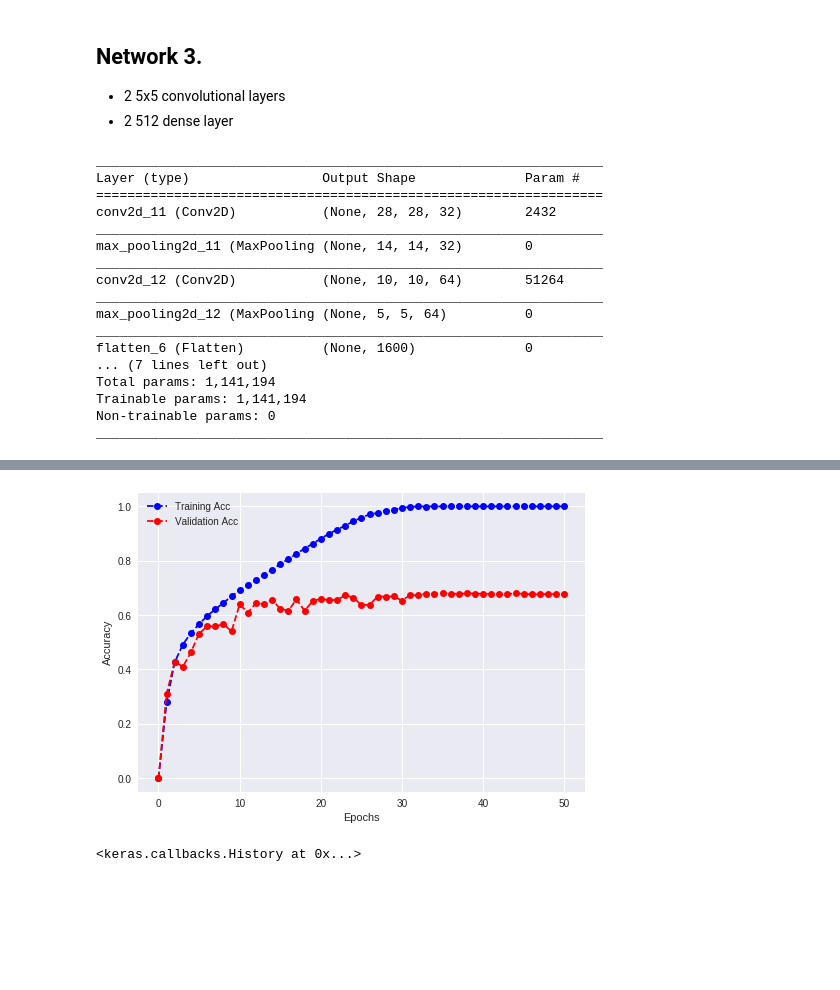
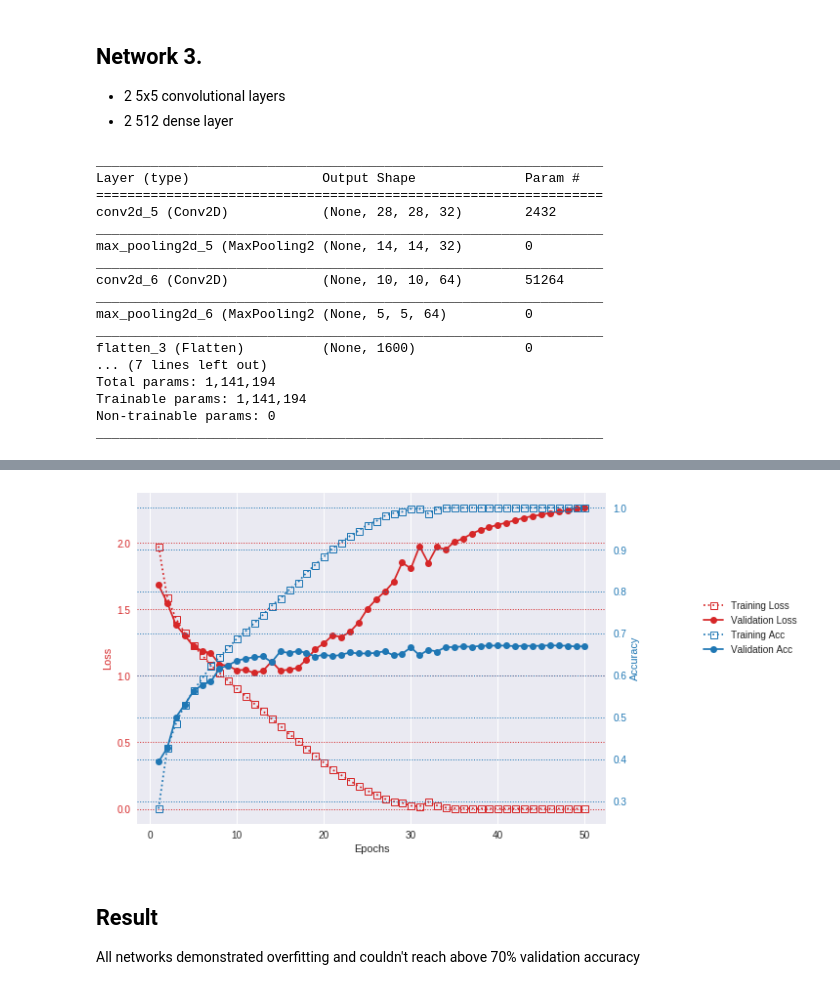
Before and after one commit to algo74/MLCourse, a Jupyter notebook: HW2/HW2_file1.ipynb, the cells around one changed output, grey strips where cells are left out. Cells and saved outputs as stored; diff of their text form; code cells hidden in the pictures; blank space fills up the shorter version.

```diff
--- a/HW2/HW2_file1.ipynb
+++ b/HW2/HW2_file1.ipynb
@@ -137,7 +138,7 @@ import numpy as np
 # we want to split "randomly" but reproducible
 np.random.seed(1000)
 m=len(orig_tr_x)
-m_tr = int(m * 0.9) # will split 90:10
+m_tr = int(m * 0.8) # will split 80:20
 m_val = m - m_tr
 shuffled_indices = np.random.permutation(m)
 orig_tr_x_s = orig_tr_x[shuffled_indices]
@@ -224,6 +252,7 @@ def train(network, ep=epochs, bs = batch_size):
                       verbose=0,
                       validation_data=(val_x, val_y),
                       callbacks=[myHook])
+  plot_fit_history(history.history)
   return history
 # %% [markdown]
 ## Network 1.
@@ -322,20 +376,20 @@ network.summary()
 network.compile(optimizer='sgd',
                 loss='categorical_crossentropy',
                 metrics=['accuracy'])
-train(network)
+h = train(network)
 # %% [output]
 _________________________________________________________________
 Layer (type)                 Output Shape              Param #
 =================================================================
-conv2d_11 (Conv2D)           (None, 28, 28, 32)        2432
+conv2d_5 (Conv2D)            (None, 28, 28, 32)        2432
 _________________________________________________________________
-max_pooling2d_11 (MaxPooling (None, 14, 14, 32)        0
+max_pooling2d_5 (MaxPooling2 (None, 14, 14, 32)        0
 _________________________________________________________________
-conv2d_12 (Conv2D)           (None, 10, 10, 64)        51264
+conv2d_6 (Conv2D)            (None, 10, 10, 64)        51264
 _________________________________________________________________
-max_pooling2d_12 (MaxPooling (None, 5, 5, 64)          0
+max_pooling2d_6 (MaxPooling2 (None, 5, 5, 64)          0
 _________________________________________________________________
-flatten_6 (Flatten)          (None, 1600)              0
+flatten_3 (Flatten)          (None, 1600)              0
 ... (7 lines left out)
 Total params: 1,141,194
 Trainable params: 1,141,194
@@ -346,2 +405,5 @@ _________________________________________________________________
-[figure, old version]
+[figure, new version]
-<keras.callbacks.History at 0x...>
+# %% [markdown]
+## Result
+
+All networks demonstrated overfitting and couldn't reach above 70% validation accuracy
```
Also changed, not shown: parts of 9 cells of this notebook.
